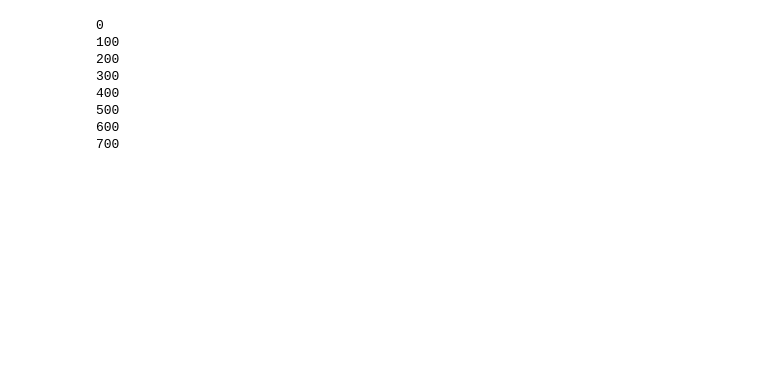
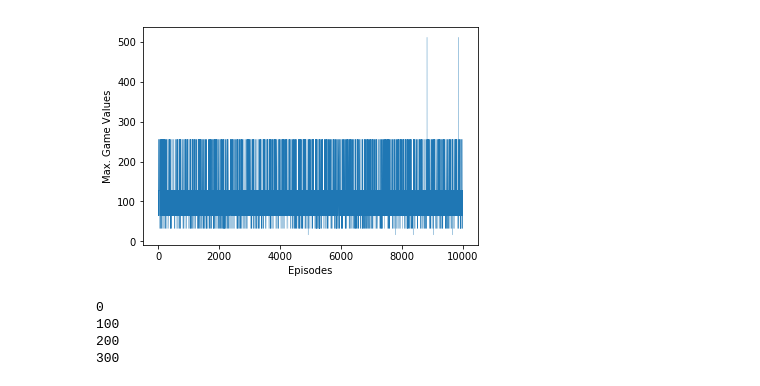
Before and after one commit to arihantparsoya/CS726-Project-2048-Using-RL, a Jupyter notebook: training.ipynb, the cells around one changed output. Saved outputs shown, nothing was run; the diff lists cells and outputs as text; code cells hidden in the pictures; blank space fills up the shorter version.

```diff
--- a/training.ipynb
+++ b/training.ipynb
@@ -57,0 +128,7 @@ for episode in range(EPISODES):
+# %%
+plt.plot(max_episode_values, linewidth=0.2)
+plt.xlabel("Episodes")
+plt.ylabel("Max. Game Values")
+plt.savefig("output/graphs/training max game values.png", dpi=900)
+# %% [output]
+[figure, added]
@@ -58,26 +142,37 @@ for episode in range(EPISODES):
 # %%
 # Test the policy network
 num_games = 1000
-goal_steps = 200
 rewards = []
 choices = []
 accepted_scores = []
+RENDER_ENV = False
 
 for each_game in range(num_games):
     score = 0
     game_memory = []
     prev_obs = []
     env.reset()
-    for _ in range(goal_steps):
+    while True:
+        if RENDER_ENV:
+            sleep(0.5)
+            clear_output()
+            env.display_state()
         #env.render()
         if len(prev_obs)==0:
             action = random.randrange(0,4)
         else:
-            action = np.argmax(model.predict(prev_obs.reshape(-1,len(prev_obs),1))[0]).item()
+            action = PG.choose_action(prev_obs).item()
 
         choices.append(action)
         new_observation, reward, done, info = env.step(action)
         new_observation = np.array(np.array(new_observation).flatten().tolist())
+
+        # check if it is unfeasible move
+        if np.array_equal(new_observation, prev_obs):
+            # use another random move
+            action = random.randrange(0,4)
+            new_observation, reward, done, info = env.step(action)
+            new_observation = convertTo1D(new_observation)
 
         prev_obs = new_observation
         game_memory.append([new_observation, action])
@@ -97,7 +192,3 @@ print(Counter(accepted_scores))
 100
 200
 300
-400
-500
-600
-700
```
Also changed, not shown: parts of 10 cells of this notebook, 14 other files.
